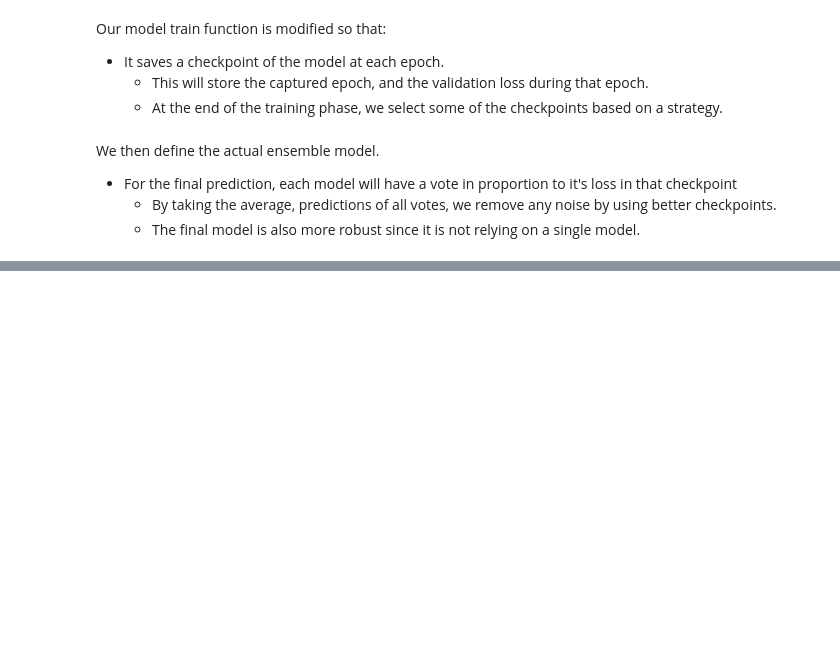
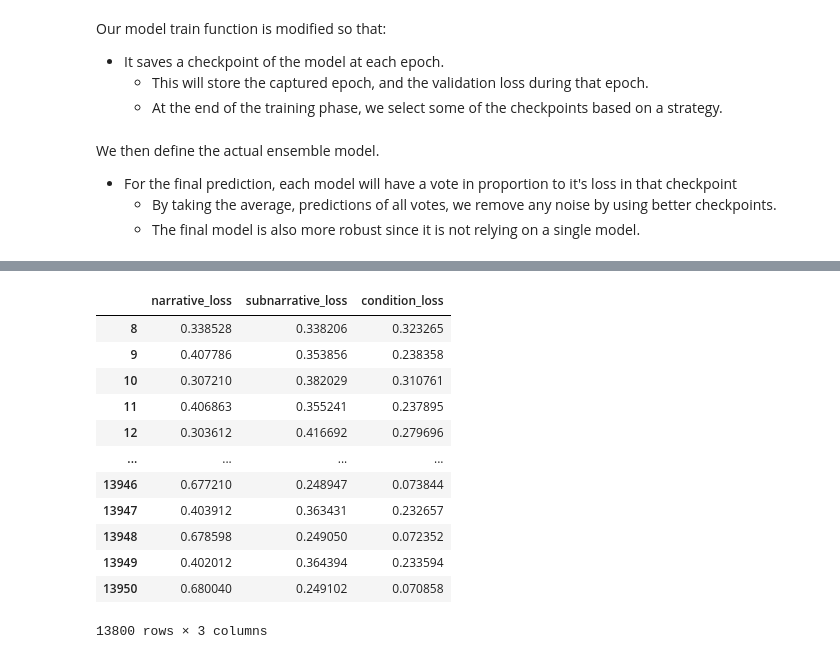
Before and after one commit to eleftheriouk/narrative-extraction-semeval, a Jupyter notebook: tasks/narratives/multilingual/multi-head-per-narrative_model.ipynb, the cells around one changed output, grey strips where cells are left out. Cells and saved outputs as stored; diff of their text form; code cells hidden in the pictures; blank space fills up the shorter version.

```diff
--- a/tasks/narratives/multilingual/multi-head-per-narrative_model.ipynb
+++ b/tasks/narratives/multilingual/multi-head-per-narrative_model.ipynb
@@ -1619,0 +1641,19 @@ F1 Samples: 0.305
+# %%
+row_sum = losses_df.sum(axis=1)
+
+losses_df = losses_df.div(row_sum, axis=0)
+losses_df
+# %% [output]
+|  | narrative_loss | subnarrative_loss | condition_loss |
+| 8 | 0.338528 | 0.338206 | 0.323265 |
+| 9 | 0.407786 | 0.353856 | 0.238358 |
+| 10 | 0.307210 | 0.382029 | 0.310761 |
+| 11 | 0.406863 | 0.355241 | 0.237895 |
+| 12 | 0.303612 | 0.416692 | 0.279696 |
+| ... | ... | ... | ... |
+| 13946 | 0.677210 | 0.248947 | 0.073844 |
+| 13947 | 0.403912 | 0.363431 | 0.232657 |
+| 13948 | 0.678598 | 0.249050 | 0.072352 |
+| 13949 | 0.402012 | 0.364394 | 0.233594 |
+| 13950 | 0.680040 | 0.249102 | 0.070858 |
+13800 rows × 3 columns
```
Also changed, not shown: parts of 86 cells of this notebook, 4 other files.
